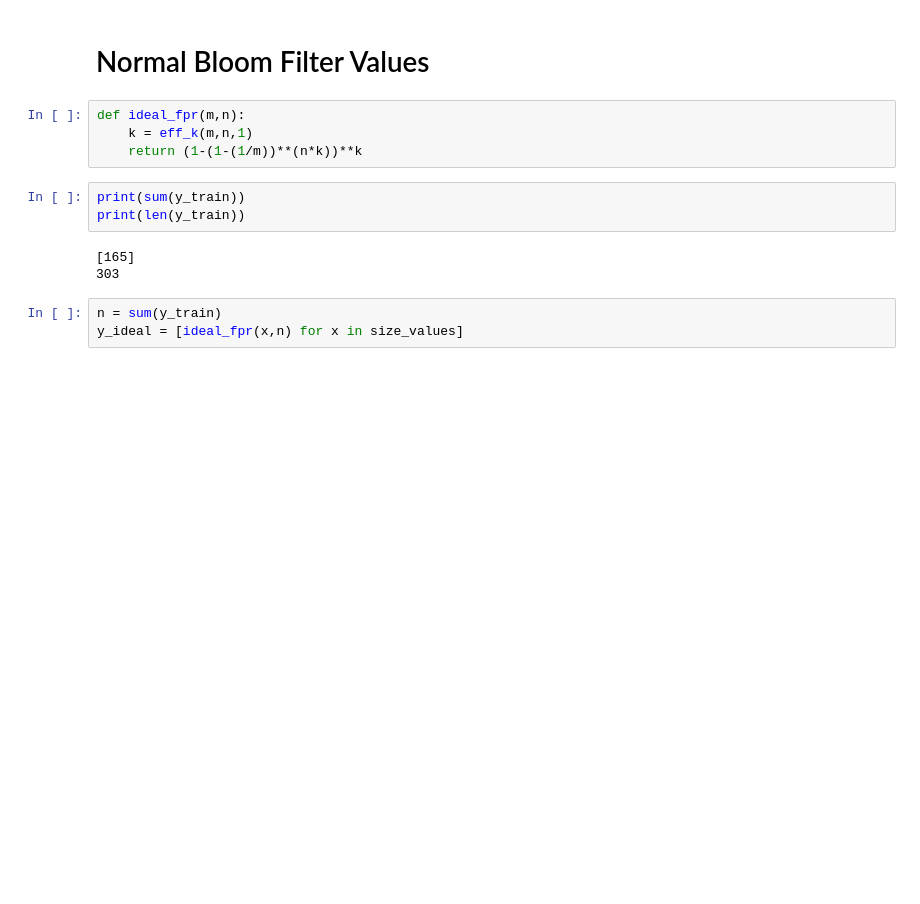
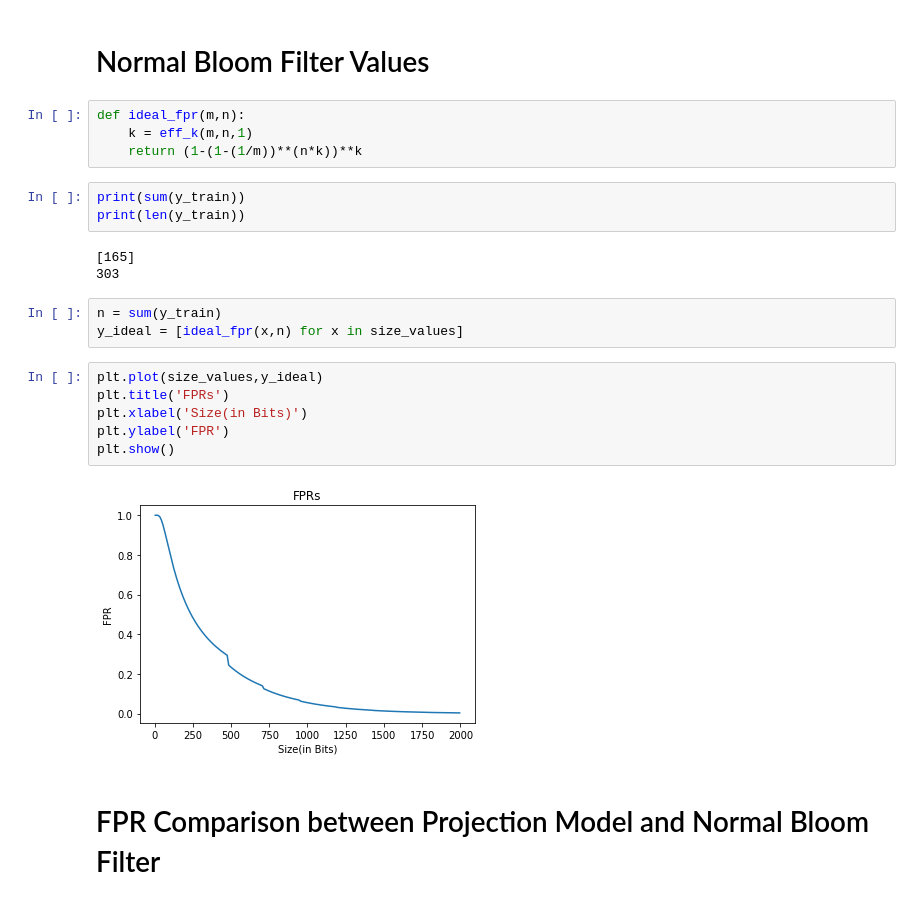
Before and after one commit to borthakur/Learned-Bloom-Filters, a Jupyter notebook: Heart_Disease_Dataset.ipynb, the cells around one changed output. Drawn from its saved outputs; the diff is of its cells as text; blank space fills up the shorter version.

```diff
--- a/Heart_Disease_Dataset.ipynb
+++ b/Heart_Disease_Dataset.ipynb
@@ -321,6 +321,16 @@ print(len(y_train))
 # %%
 n = sum(y_train)
 y_ideal = [ideal_fpr(x,n) for x in size_values]
+# %%
+plt.plot(size_values,y_ideal)
+plt.title('FPRs')
+plt.xlabel('Size(in Bits)')
+plt.ylabel('FPR')
+plt.show()
+# %% [output]
+[figure, added]
+# %% [markdown]
+# FPR Comparison between Projection Model and Normal Bloom Filter
 # %%
 plt.plot(size_values,y_ideal,color='red')
 plt.plot(size_values,fpr_values,color='green')
```
Also changed, not shown: parts of 3 cells of this notebook.
